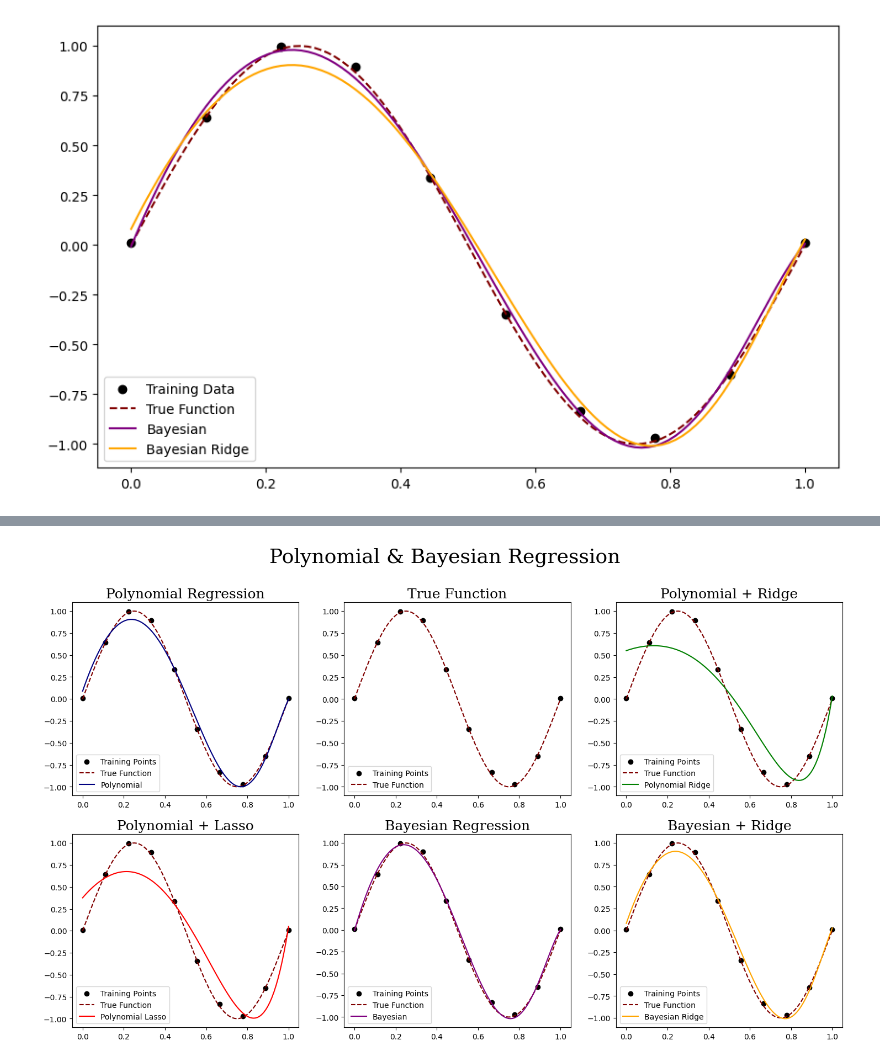
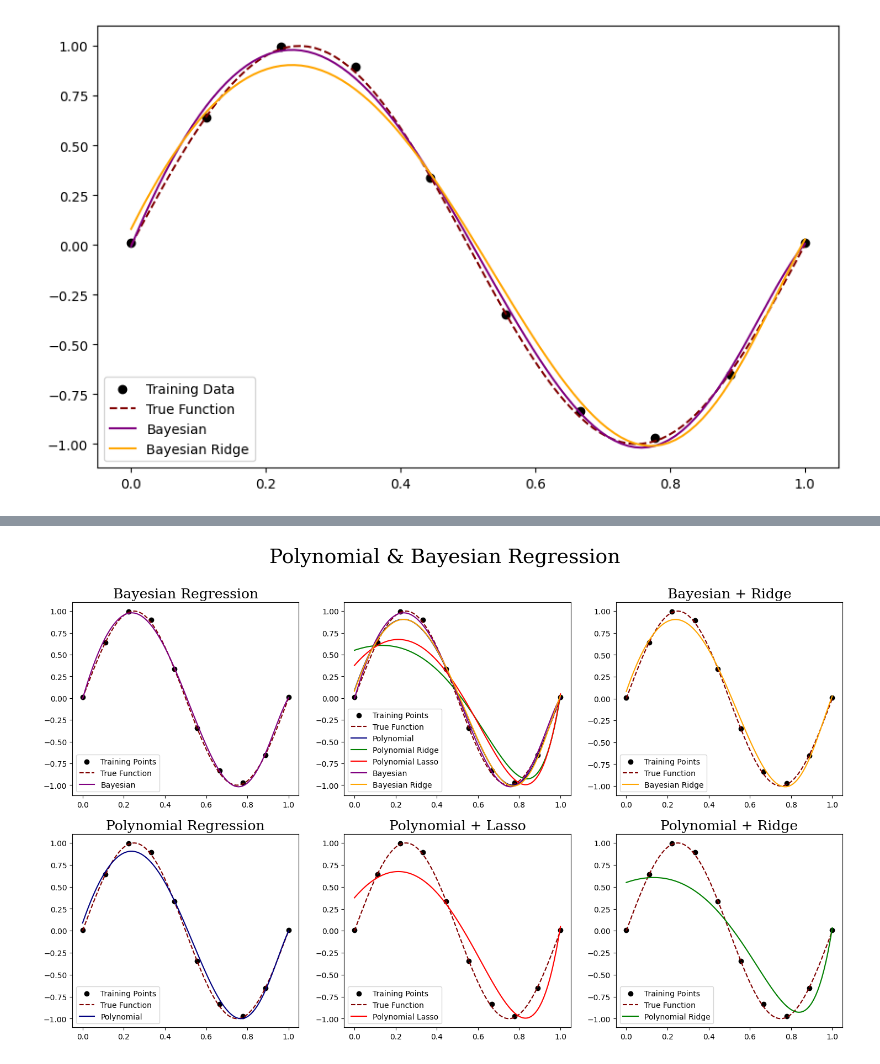
Before and after one commit to R-m1n/SBU, a Jupyter notebook: Machine Learning/assignment-a.ipynb, the cells around one changed output, grey strips where cells are left out. Drawn from its saved outputs; the diff is of its cells as text; code cells hidden in the pictures.

```diff
--- a/Machine Learning/assignment-a.ipynb
+++ b/Machine Learning/assignment-a.ipynb
@@ -179,38 +158,41 @@ plt.show()
 # %%
 fig, axs = plt.subplots(2, 3, figsize=(18, 10))
 
 axs = axs.flatten()
 
 for ax in axs:
     ax.scatter(X, Y, color='black', label="Training Points")
     ax.plot(X_test, Y_true, color='maroon', linestyle="dashed", label="True Function")
 
-
-axs[0].plot(X_test, poly_pred, color='navy', label="Polynomial")
-axs[0].set_title("Polynomial Regression", size=18, family="serif")
+axs[0].plot(X_test, bayesian_pred, color='purple', label="Bayesian")
+axs[0].set_title("Bayesian Regression", size=18, family="serif")
 axs[0].legend(loc = "lower left")
 
-axs[1].set_title("True Function", size=18, family="serif")
+axs[1].plot(X_test, poly_pred, color="navy", label="Polynomial")
+axs[1].plot(X_test, poly_ridge_pred, color="green", label="Polynomial Ridge")
+axs[1].plot(X_test, poly_lasso_pred, color="red", label="Polynomial Lasso")
+axs[1].plot(X_test, bayesian_pred, color="purple", label="Bayesian")
+axs[1].plot(X_test, bayesian_ridge_pred, color="orange", label="Bayesian Ridge")
 axs[1].legend(loc = "lower left")
 
-axs[2].plot(X_test, poly_ridge_pred, color='green', label="Polynomial Ridge")
-axs[2].set_title("Polynomial + Ridge", size=18, family="serif")
+axs[2].plot(X_test, bayesian_ridge_pred, color='orange', label="Bayesian Ridge")
+axs[2].set_title("Bayesian + Ridge", size=18, family="serif")
 axs[2].legend(loc = "lower left")
 
-axs[3].plot(X_test, poly_lasso_pred, color='red', label="Polynomial Lasso")
-axs[3].set_title("Polynomial + Lasso", size=18, family="serif")
+axs[3].plot(X_test, poly_pred, color='navy', label="Polynomial")
+axs[3].set_title("Polynomial Regression", size=18, family="serif")
 axs[3].legend(loc = "lower left")
 
-axs[4].plot(X_test, bayesian_pred, color='purple', label="Bayesian")
-axs[4].set_title("Bayesian Regression", size=18, family="serif")
+axs[4].plot(X_test, poly_lasso_pred, color='red', label="Polynomial Lasso")
+axs[4].set_title("Polynomial + Lasso", size=18, family="serif")
 axs[4].legend(loc = "lower left")
 
-axs[5].plot(X_test, bayesian_ridge_pred, color='orange', label="Bayesian Ridge")
-axs[5].set_title("Bayesian + Ridge", size=18, family="serif")
+axs[5].plot(X_test, poly_ridge_pred, color='green', label="Polynomial Ridge")
+axs[5].set_title("Polynomial + Ridge", size=18, family="serif")
 axs[5].legend(loc = "lower left")
 
 fig.suptitle('Polynomial & Bayesian Regression', size=26, family="serif")
 
 plt.show()
 # %% [output]
-[figure, old version]
+[figure, new version]
```
Also changed, not shown: parts of 7 cells of this notebook.
